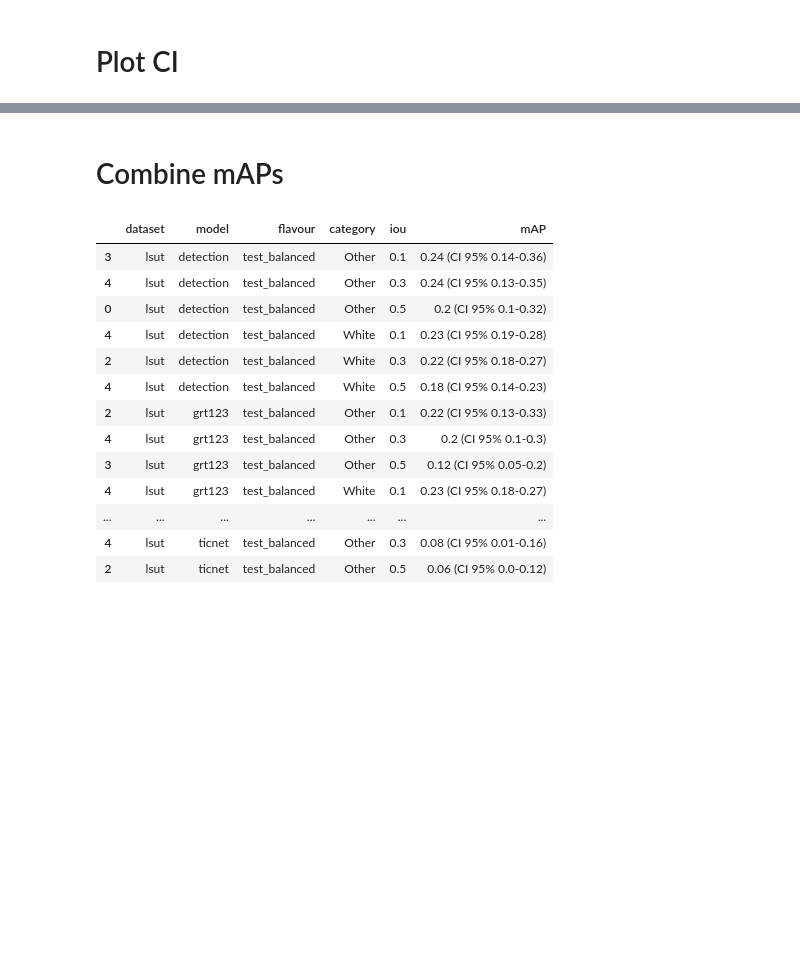
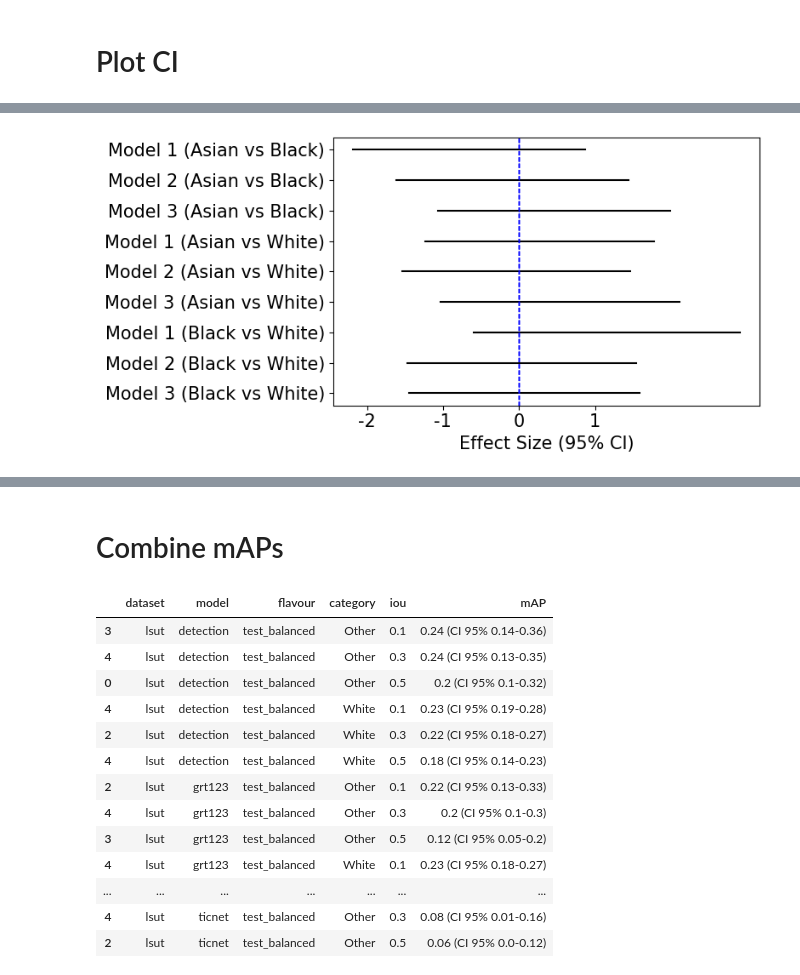
Before and after one commit to johnmccabe44/fairness-in-nodule-detection, a Jupyter notebook: workflows/FairnessInNoduleDetectionAlgorithms/extension.ipynb, the cells around one changed output, grey strips where cells are left out. Saved outputs shown, nothing was run; the diff lists cells and outputs as text; code cells hidden in the pictures; blank space fills up the shorter version.

```diff
--- a/workflows/FairnessInNoduleDetectionAlgorithms/extension.ipynb
+++ b/workflows/FairnessInNoduleDetectionAlgorithms/extension.ipynb
@@ -4,6 +4,9 @@
 from pathlib import Path
 import pandas as pd
 import json
+import matplotlib.pyplot as plt
+
+fontsize = 15
 # %%
 
 fpps_recode = {
@@ -362,0 +508,74 @@ Flavour: test_balanced
+# %%
+for dataset in ['summit']:
+
+    print('*'*80)
+    print(f"Dataset: {dataset}")
+    for flavour in ['male_only']:
+
+        print('*'*80)
+        print(f"Flavour: {flavour}")
+
+        df = ci_data.query('dataset == @dataset and flavour == @flavour')
+
+        display(df)
+
+        mappings = {
+            'Black_vs_White' : 'Black vs White',
+            'Asian or Asian British_vs_White' : 'Asian vs White',
+            'Asian or Asian British_vs_Black' : 'Asian vs Black',
+        }
+        # Update order to align with mappings keys
+        order = list(mappings.keys())
+
+        # Filter and sort data for each model
+        df_detection = df.query('model == "detection"') #.sort_values('category', key=lambda x: x.map({k: i for i, k in enumerate(order)}))
+        df_grt123 = df.query('model == "grt123"') #.sort_values('category', key=lambda x: x.map({k: i for i, k in enumerate(order)}))
+        df_ticnet = df.query('model == "ticnet"') #.sort_values('category', key=lambda x: x.map({k: i for i, k in enumerate(order)}))
+
+        # Combine data for all models
+        combined_df = pd.concat([
+                    df_grt123.assign(model_name=lambda df: df['category'] + '_Model 1'),
+                    df_detection.assign(model_name=lambda df: df['category'] + '_Model 2'),
+                    df_ticnet.assign(model_name=lambda df: df['category'] + '_Model 3')
+                ])
+
+        # Create subplots
+        fig, ax = plt.subplots(figsize=(8, 4))
+
+        # Plot data for each category
+        for i, category in enumerate(['Asian or Asian British_vs_Black', 'Asian or Asian British_vs_White', 'Black_vs_White']):
+
+            subset = combined_df.query('category == @category')
+
+
+            for _, row in subset.sort_values(by=['model_name'], key=lambda x: x.str.extract(r'Model (\d+)').astype(int)[0], ascending=False).iterrows():
+                ax.plot(
+                    [
+                        row['ci_lower'],
+                        row['ci_upper']
+                    ],
+                    [
+                        row['model_name'],
+                        row['model_name']
+                    ],
+                    color='black',
+                    lw=1.5
+                )
+            ax.axvline(x=0, color='blue', linestyle='--', lw=1)
+
+        # Set y-ticks and labels
+        ax.set_yticks(range(len(order) * 3))
+        ytick_labels = [f"{model} ({mappings[category]})" for category in order for model in ['Model 3', 'Model 2', 'Model 1']]
+        ax.set_yticklabels(ytick_labels, fontsize=fontsize)  # Reverse the order of labels
+
+        # Set x-ticks and labels
+        ax.set_xticks([-2, -1, 0, 1])
+        ax.set_xticklabels([-2, -1, 0, 1], fontsize=fontsize)
+
+        ax.set_xlabel("Effect Size (95% CI)", fontsize=fontsize)
+
+        # Save and show the plot
+        plt.tight_layout()
+        plt.savefig(f'results/extension/images/{dataset}_{flavour}_ci_combined_plot.png', bbox_inches='tight')
+        plt.show()
+# %% [output]
@@ -362,0 +596 @@ Flavour: test_balanced
+[figure, added]
```
Also changed, not shown: parts of 29 cells of this notebook, 2 other files.
